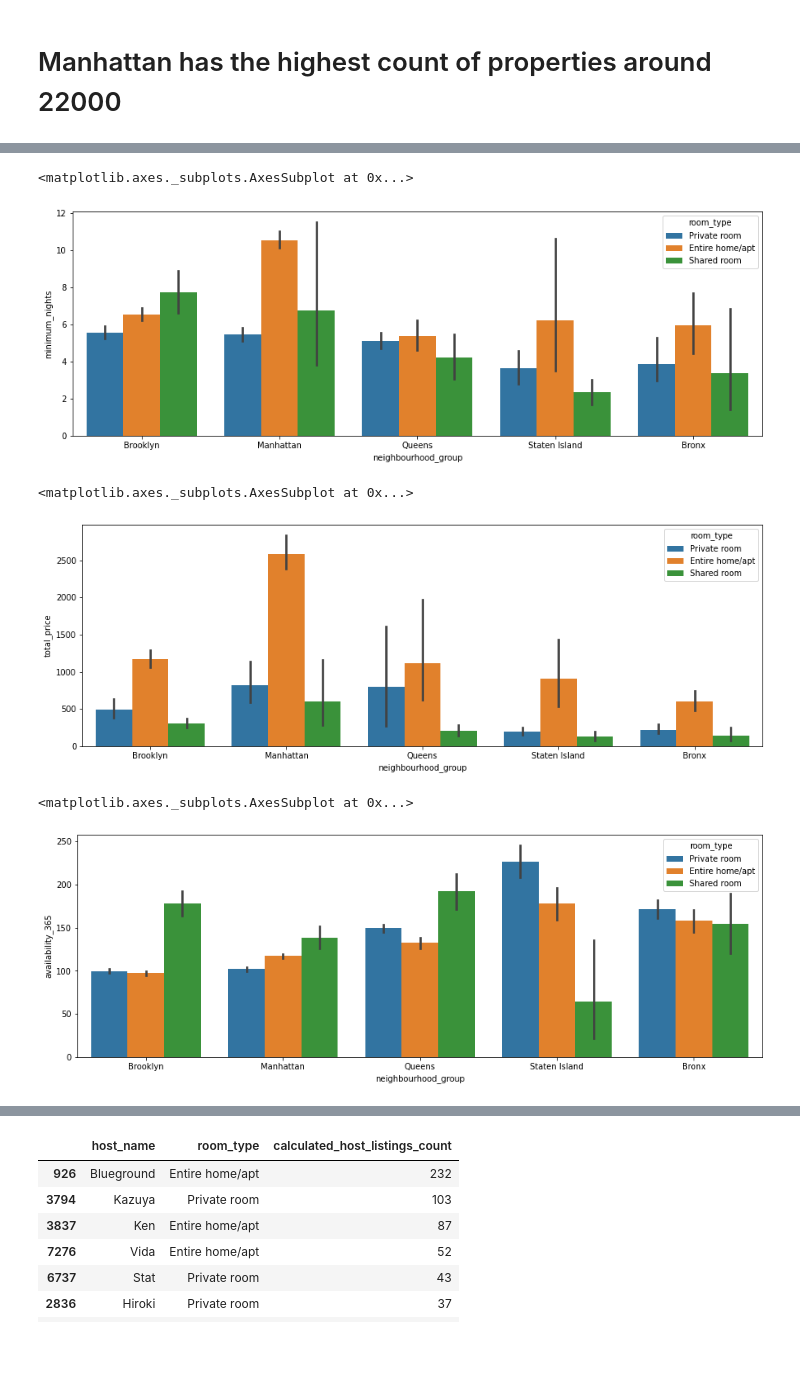
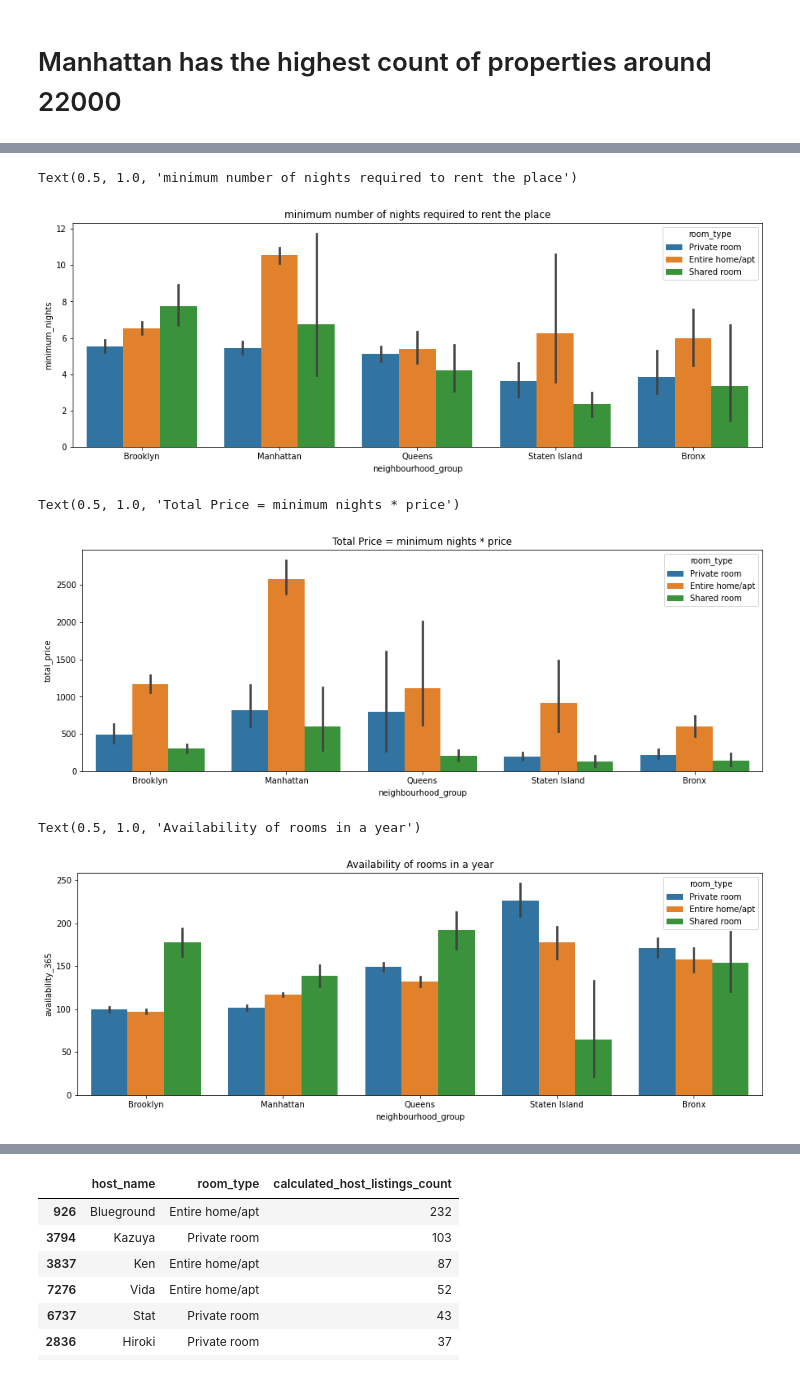
Before and after one commit to neilsamuel123/pract_alma_better, a Jupyter notebook: Airbnb_Bookings_Final_Analysis_Capstone_Project.ipynb, the cells around one changed output, grey strips where cells are left out. Saved outputs shown, nothing was run; the diff lists cells and outputs as text; code cells hidden in the pictures; blank space fills up the shorter version.

```diff
--- a/Airbnb_Bookings_Final_Analysis_Capstone_Project.ipynb
+++ b/Airbnb_Bookings_Final_Analysis_Capstone_Project.ipynb
@@ -181,24 +183,27 @@ sns.barplot(x='neighbourhood_group',y='price',hue='room_type',data=data)
 # %%
 # Minimum Nights of room neighbourhood group
 plt.figure(figsize=(15,5))
 sns.barplot(x='neighbourhood_group',y='minimum_nights',hue='room_type',data=data)
+plt.title("minimum number of nights required to rent the place")
 # %% [output]
-<matplotlib.axes._subplots.AxesSubplot at 0x...>
+Text(0.5, 1.0, 'minimum number of nights required to rent the place')
-[figure, old version]
+[figure, new version]
 # %%
 # Total price = mimimum_nights*price
 plt.figure(figsize=(15,5))
 sns.barplot(x='neighbourhood_group',y='total_price',hue='room_type',data=data)
+plt.title("Total Price = minimum nights * price")
 # %% [output]
-<matplotlib.axes._subplots.AxesSubplot at 0x...>
+Text(0.5, 1.0, 'Total Price = minimum nights * price')
-[figure, old version]
+[figure, new version]
 # %%
 # Availability of  of room neighbourhood group
 plt.figure(figsize=(15,5))
 sns.barplot(x='neighbourhood_group',y='availability_365',hue='room_type',data=data)
+plt.title("Availability of rooms in a year")
 # %% [output]
-<matplotlib.axes._subplots.AxesSubplot at 0x...>
+Text(0.5, 1.0, 'Availability of rooms in a year')
-[figure, old version]
+[figure, new version]
 # %%
 brooklyn_data=data[data['neighbourhood_group']=='Brooklyn']
 brooklyn_data.head()
```
Also changed, not shown: parts of 44 cells of this notebook.
